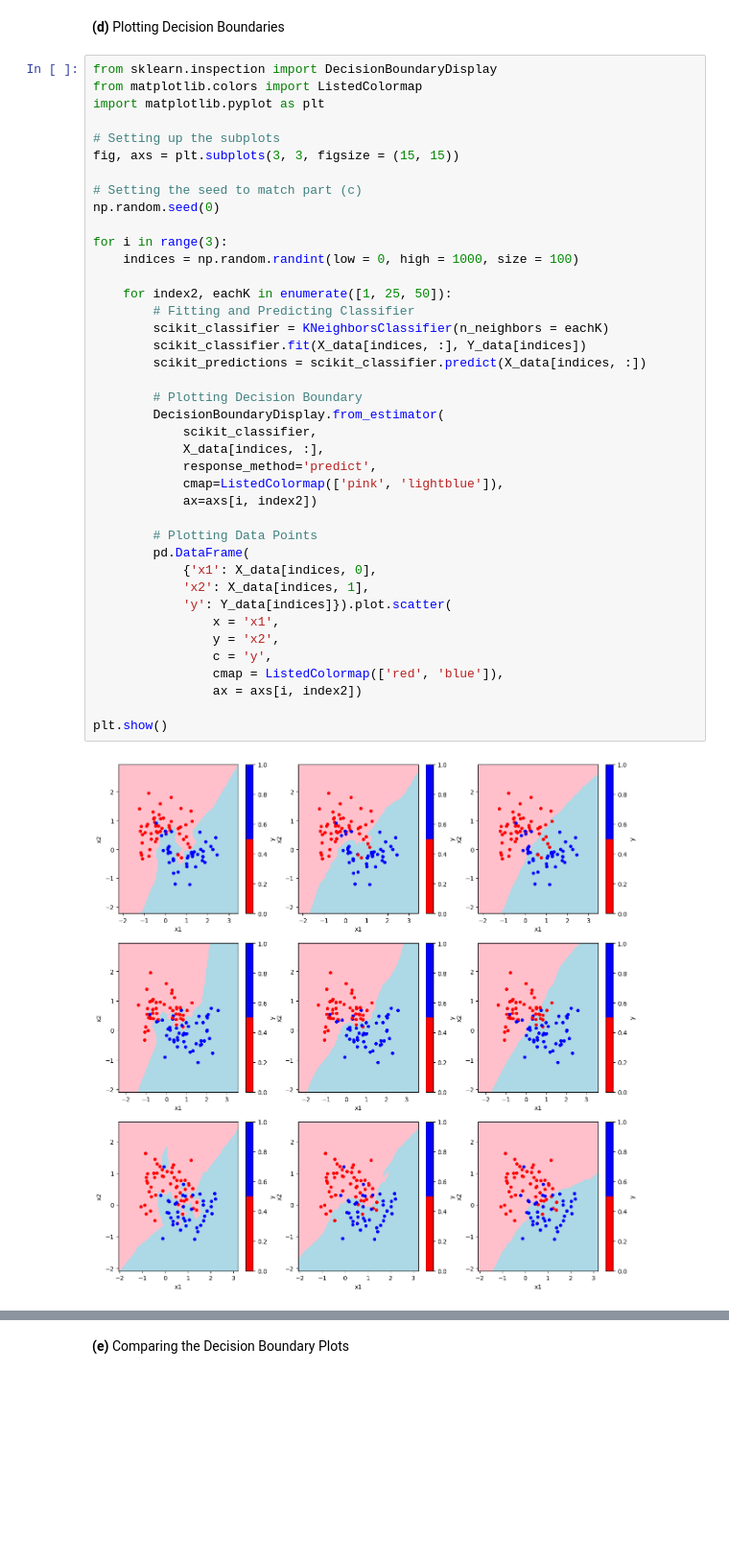
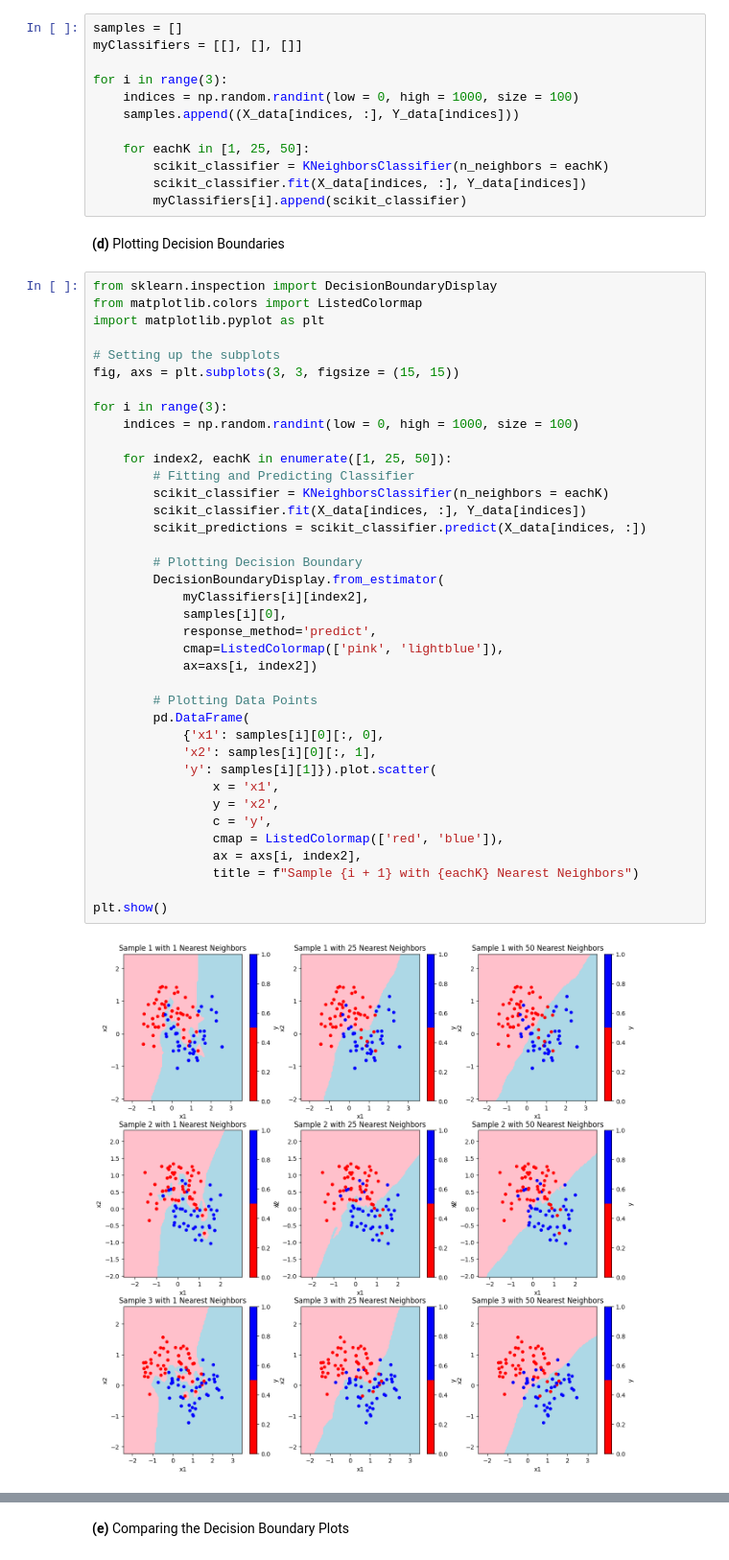
Before and after one commit to nick-carroll1/ids705, a Jupyter notebook: assignments/Assignment_2.ipynb, the cells around one changed output, grey strips where cells are left out. Shown at 96% size. Cells and saved outputs as stored; diff of their text form; blank space fills up the shorter version.

```diff
--- a/assignments/Assignment_2.ipynb
+++ b/assignments/Assignment_2.ipynb
@@ -426,3 +387,15 @@ alt.vconcat(
+# %%
+samples = []
+myClassifiers = [[], [], []]
+
+for i in range(3):
+    indices = np.random.randint(low = 0, high = 1000, size = 100)
+    samples.append((X_data[indices, :], Y_data[indices]))
+
+    for eachK in [1, 25, 50]:
+        scikit_classifier = KNeighborsClassifier(n_neighbors = eachK)
+        scikit_classifier.fit(X_data[indices, :], Y_data[indices])
+        myClassifiers[i].append(scikit_classifier)
 # %% [markdown]
 **(d)** Plotting Decision Boundaries
 # %%
@@ -430,40 +403,38 @@ from sklearn.inspection import DecisionBoundaryDisplay
 from matplotlib.colors import ListedColormap
 import matplotlib.pyplot as plt
 
 # Setting up the subplots
 fig, axs = plt.subplots(3, 3, figsize = (15, 15))
-
-# Setting the seed to match part (c)
-np.random.seed(0)
 
 for i in range(3):
     indices = np.random.randint(low = 0, high = 1000, size = 100)
 
     for index2, eachK in enumerate([1, 25, 50]):
         # Fitting and Predicting Classifier
         scikit_classifier = KNeighborsClassifier(n_neighbors = eachK)
         scikit_classifier.fit(X_data[indices, :], Y_data[indices])
         scikit_predictions = scikit_classifier.predict(X_data[indices, :])
 
         # Plotting Decision Boundary
         DecisionBoundaryDisplay.from_estimator(
-            scikit_classifier,
-            X_data[indices, :],
+            myClassifiers[i][index2],
+            samples[i][0],
             response_method='predict',
             cmap=ListedColormap(['pink', 'lightblue']),
             ax=axs[i, index2])
 
         # Plotting Data Points
         pd.DataFrame(
-            {'x1': X_data[indices, 0],
-            'x2': X_data[indices, 1],
-            'y': Y_data[indices]}).plot.scatter(
+            {'x1': samples[i][0][:, 0],
+            'x2': samples[i][0][:, 1],
+            'y': samples[i][1]}).plot.scatter(
                 x = 'x1',
                 y = 'x2',
                 c = 'y',
                 cmap = ListedColormap(['red', 'blue']),
-                ax = axs[i, index2])
+                ax = axs[i, index2],
+                title = f"Sample {i + 1} with {eachK} Nearest Neighbors")
 
 plt.show()
 # %% [output]
-[figure, old version]
+[figure, new version]
```
Also changed, not shown: parts of 11 cells of this notebook.
